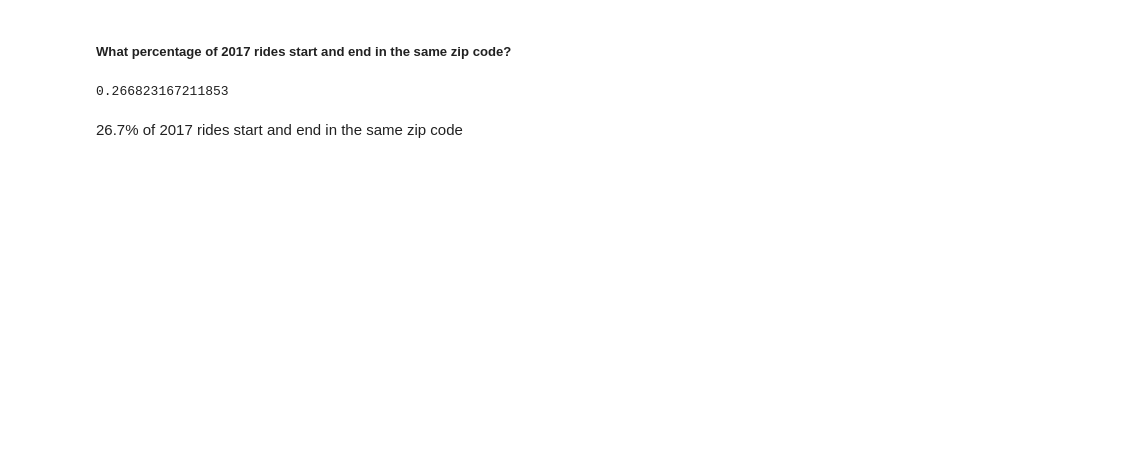
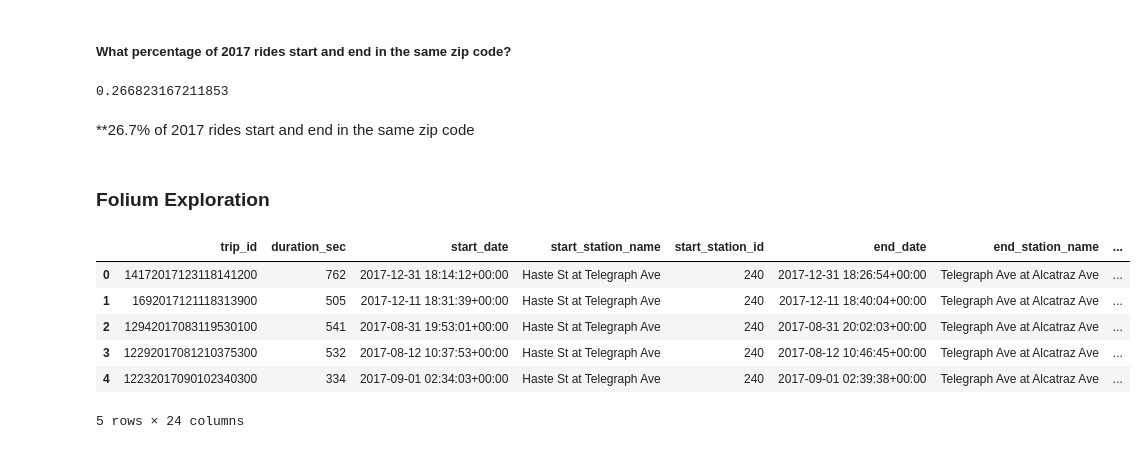
Before and after one commit to kendalldyke14/SanFranciscoBikeShare, a Jupyter notebook: zipcodeMatching.ipynb, the cells around one changed output. Cells and saved outputs as stored; diff of their text form; code cells hidden in the pictures; blank space fills up the shorter version.

Commit message:
zipcode matching for SF and Folium exploration

```diff
--- a/zipcodeMatching.ipynb
+++ b/zipcodeMatching.ipynb
@@ -118,4 +148,6 @@ sameZipCode.shape[0]/tripsWithZip.shape[0]
 # %% [output]
 0.266823167211853
 # %% [markdown]
-26.7% of 2017 rides start and end in the same zip code
+**26.7% of 2017 rides start and end in the same zip code
+# %% [markdown]
+### Folium Exploration
@@ -121,0 +171,10 @@ sameZipCode.shape[0]/tripsWithZip.shape[0]
+# %%
+tripsWithZip.head()
+# %% [output]
+|  | trip_id | duration_sec | start_date | start_station_name | start_station_id | end_date | end_station_name | ... |
+| 0 | 14172017123118141200 | 762 | 2017-12-31 18:14:12+00:00 | Haste St at Telegraph Ave | 240 | 2017-12-31 18:26:54+00:00 | Telegraph Ave at Alcatraz Ave | ... |
+| 1 | 1692017121118313900 | 505 | 2017-12-11 18:31:39+00:00 | Haste St at Telegraph Ave | 240 | 2017-12-11 18:40:04+00:00 | Telegraph Ave at Alcatraz Ave | ... |
+| 2 | 12942017083119530100 | 541 | 2017-08-31 19:53:01+00:00 | Haste St at Telegraph Ave | 240 | 2017-08-31 20:02:03+00:00 | Telegraph Ave at Alcatraz Ave | ... |
+| 3 | 12292017081210375300 | 532 | 2017-08-12 10:37:53+00:00 | Haste St at Telegraph Ave | 240 | 2017-08-12 10:46:45+00:00 | Telegraph Ave at Alcatraz Ave | ... |
+| 4 | 12232017090102340300 | 334 | 2017-09-01 02:34:03+00:00 | Haste St at Telegraph Ave | 240 | 2017-09-01 02:39:38+00:00 | Telegraph Ave at Alcatraz Ave | ... |
+5 rows × 24 columns
```
Also changed, not shown: parts of 23 cells of this notebook.
